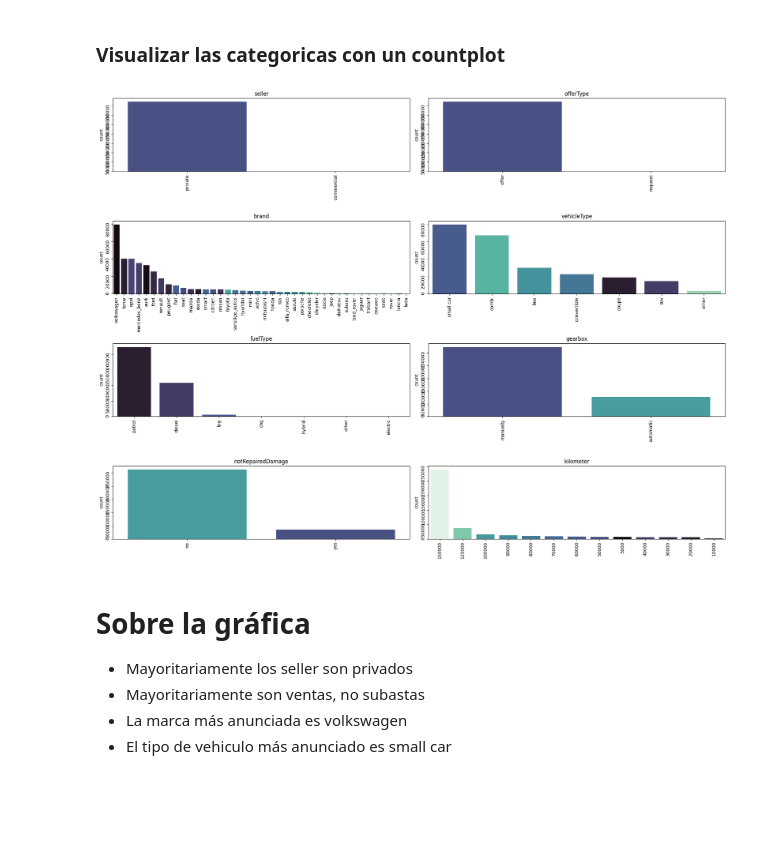
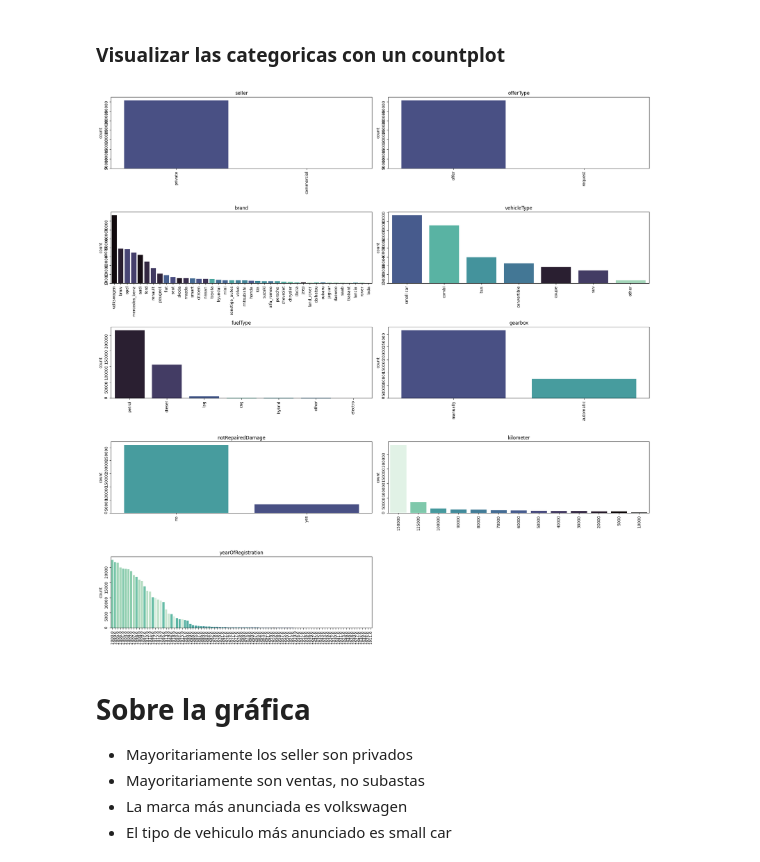
Before and after one commit to apelsito/laboratorio-modulo7-leccion02-feature-scaling, a Jupyter notebook: laboratorio-modulo7-leccion01-eda-nulos.ipynb, the cells around one changed output. Saved outputs shown, nothing was run; the diff lists cells and outputs as text; code cells hidden in the pictures; blank space fills up the shorter version.

```diff
--- a/laboratorio-modulo7-leccion01-eda-nulos.ipynb
+++ b/laboratorio-modulo7-leccion01-eda-nulos.ipynb
@@ -309,3 +321,0 @@ Con precios tan elevados y totalmente surrealistas, vamos a poner como nulos aqu
-# %%
-cond1 = df["price"] > 3895000
-df.loc[cond1, "price"] = np.nan
@@ -328,3 +321,0 @@ y ahora cual es el precio más bajo? Si es menos de 150 es nulo el precio
-# %%
-condicion = df["price"] < 150
-df.loc[condicion,"price"] = np.nan
@@ -333,3 +348,8 @@ Con esto ya tenemos un rango de precios más adecuado
+# %%
+valores_chao = [1234566,1111111,1010010,999999,999990]
+cond = df["price"].isin(valores_chao)
+df = df.drop(df[cond].index)
+df.reset_index(inplace=True,drop=True)
 # %% [markdown]
 ### YearofRegistration
 Con el año de registro es fácil, si es mayor de 2024, es nulo
@@ -459,4 +479,4 @@ df_old = df
 # %%
 df = df[["seller","offerType","brand","vehicleType","fuelType","gearbox","notRepairedDamage","kilometer","powerCV","price","yearOfRegistration"]]
 df["kilometer"] = df["kilometer"].astype("O")
-df
+df["yearOfRegistration"] = df["yearOfRegistration"].astype("O")
@@ -490,9 +496,9 @@ Así de primeras podemos decir que la gran mayoría de los coches se encuentran
 # %% [markdown]
 ### Visualizar las categoricas con un countplot
 # %%
-plot_categoricas(categoricas,grafica_size=(20,15))
+plot_categoricas(categoricas,grafica_size=(20,20))
 # %% [output]
-[figure, old version]
+[figure, new version]
 # %% [markdown]
 # Sobre la gráfica
 - Mayoritariamente los seller son privados
```
Also changed, not shown: parts of 90 cells of this notebook, 1 other file.
